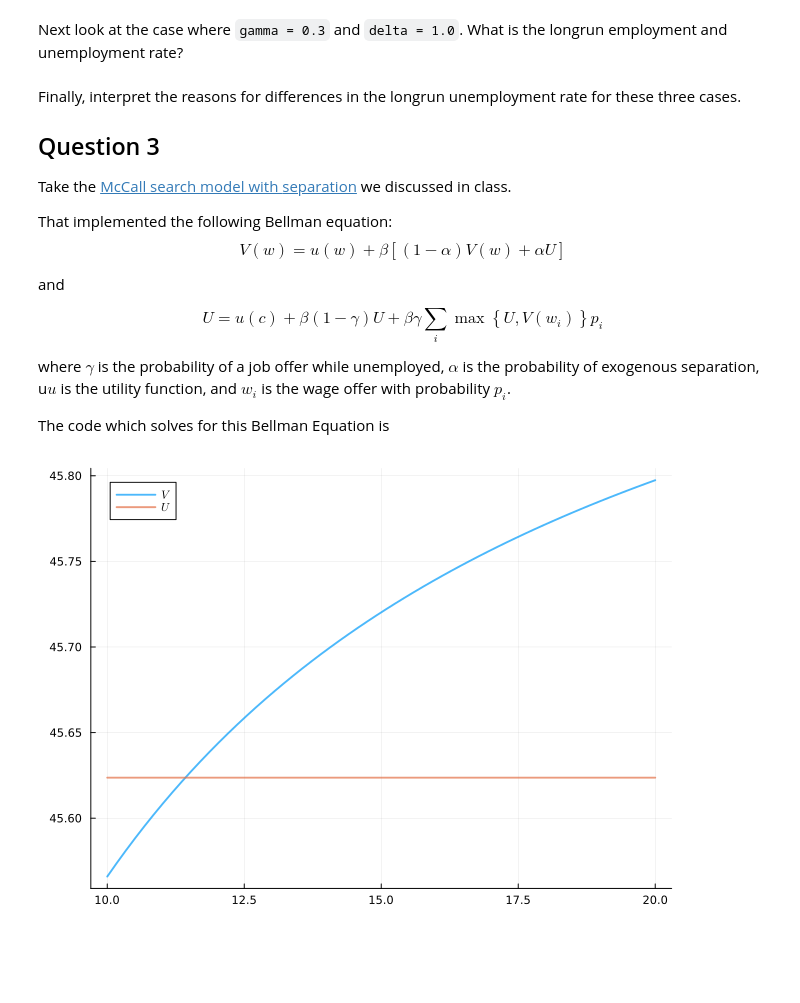
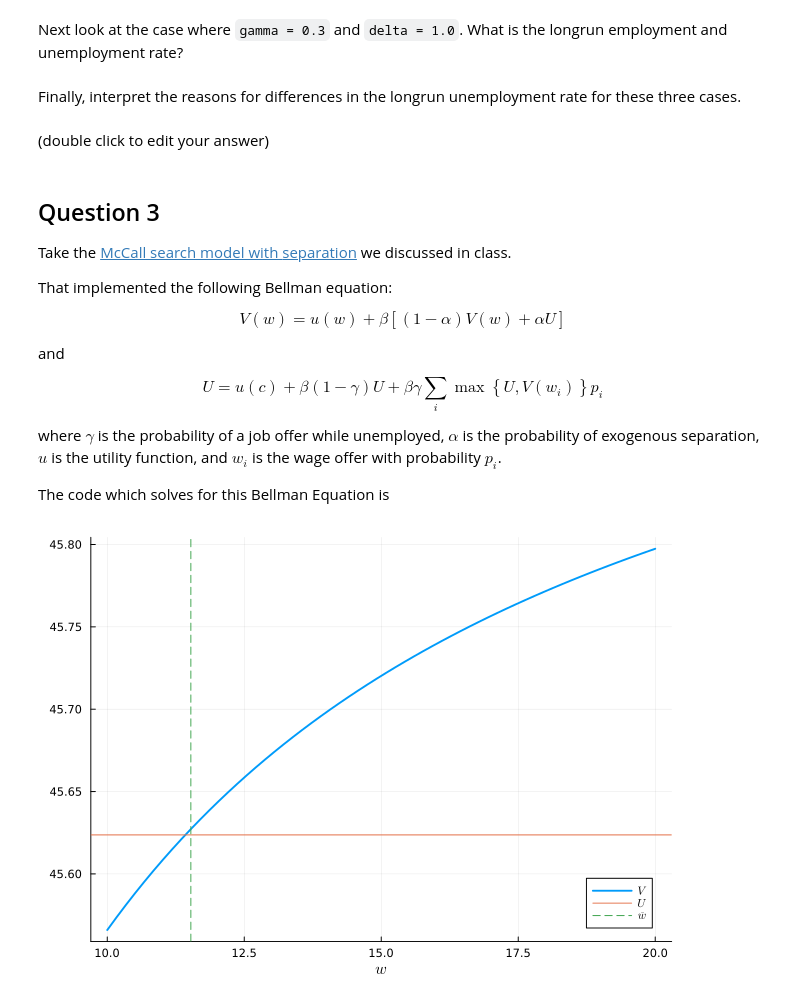
Before and after one commit to jlperla/ECON407_2023, a Jupyter notebook: problem_sets/problem_set_5.ipynb, the cells around one changed output. Cells and saved outputs as stored; diff of their text form; code cells hidden in the pictures; blank space fills up the shorter version.

```diff
--- a/problem_sets/problem_set_5.ipynb
+++ b/problem_sets/problem_set_5.ipynb
@@ -323,17 +327,21 @@ Next look at the case where `gamma = 0.3` and `delta = 1.0`. What is the
 longrun employment and unemployment rate?
 # %%
 # edit your code here
+# %% [markdown]
+Finally, interpret the reasons for differences in the longrun
+unemployment rate for these three cases.
+# %% [markdown]
+(double click to edit your answer)
 # %% [markdown]
-Finally, interpret the reasons for differences in the longrun
-unemployment rate for these three cases.
-
 ## Question 3
 
 Take the [McCall search model with
 separation](https://julia.quantecon.org/dynamic_programming/mccall_model_with_separation.html)
 we discussed in class.
 
-That implemented the following Bellman equation: $$
+That implemented the following Bellman equation:
+
+$$
 V(w) = u(w) + \beta [(1-\alpha)V(w) + \alpha U ]
 $$
 
@@ -346,71 +354,67 @@ U = u(c) +
 $$
 
 where $\gamma$ is the probability of a job offer while unemployed,
-$\alpha$ is the probability of exogenous separation, u$u$ is the utility
+$\alpha$ is the probability of exogenous separation, $u$ is the utility
 function, and $w_i$ is the wage offer with probability $p_i$.
 
 The code which solves for this Bellman Equation is
 # %%
+# model constructor
+function mccall_model(;
+    alpha = 0.2,
+    beta = 0.98, # discount rate
+    gamma = 0.7,
+    c = 6.0, # unemployment compensation
+    sigma = 2.0,
+    w = range(10, 20, length = 60), # wage values
+    dist = BetaBinomial(59, 600, 400)) # distribution over wage values
+    return (; alpha, beta, sigma, c, gamma, w, dist, p = pdf.(dist, 0:length(w)-1))
+end
+
+
 function solve_mccall_model(mcm; U_iv = 1.0, V_iv = ones(length(mcm.w)), tol = 1e-5,
                             iter = 2_000)
-    (; α, β, σ, c, γ, w, dist, u) = mcm
-
-    # parameter validation
-    @assert c > 0.0
-    @assert minimum(w) > 0.0 # perhaps not strictly necessary, but useful here
-
-    # necessary objects
-    u_w = u.(w, σ)
-    u_c = u(c, σ)
-    E = expectation(dist) # expectation operator for wage distribution
+    (; alpha, beta, sigma, c, gamma, w, sigma, p) = mcm
+    u(c) = (c^(1 - sigma) - 1) / (1 - sigma)
+    u_w = u.(w)
+    u_c = u.(c)
 
     # Bellman operator T. Fixed point is x* s.t. T(x*) = x*
     function T(x)
         V = x[1:end-1]
         U = x[end]
-        [u_w + β * ((1 - α) * V .+ α * U);
-         u_c + β * (1 - γ) * U + β * γ * E * max.(U, V)]
+        # V_p = u_w + beta * ((1 - alpha) * V .+ alpha * U), or expanding out
+        V_p = [ u_w[i] + beta * ((1 - alpha) * V[i] + alpha * U) for i in 1:length(w)]
+        U_p = u_c + beta * (1 - gamma) * U + beta * gamma * sum(max(U, V[i]) * p[i] for i in 1:length(w))
+        return [V_p; U_p]
     end
 
     # value function iteration
     x_iv = [V_iv; U_iv] # initial x val
     xstar = fixedpoint(T, x_iv, iterations = iter, xtol = tol, m = 0).zero
     V = xstar[1:end-1]
     U = xstar[end]
 
     # compute the reservation wage
     wbarindex = searchsortedfirst(V .- U, 0.0)
     if wbarindex >= length(w) # if this is true, you never want to accept
-        w̄ = Inf
+        w_bar = Inf
     else
-        w̄ = w[wbarindex] # otherwise, return the number
+        w_bar = w[wbarindex] # otherwise, return the number
     end
 
     # return a NamedTuple, so we can select values by name
-    return (V = V, U = U, w̄ = w̄)
+    return (;V, U, w_bar)
 end
-# a default utility function
-u(c, σ) = (c^(1 - σ) - 1) / (1 - σ)
 
-# model constructor
-McCallModel = @with_kw (α = 0.2,
-    β = 0.98, # discount rate
-    γ = 0.7,
-    c = 6.0, # unemployment compensation
-    σ = 2.0,
-    u = u, # utility function
-    w = range(10, 20, length = 60), # wage values
-    dist = BetaBinomial(59, 600, 400)) # distribution over wage values
-# plots setting
+mcm = mccall_model()
+sol = solve_mccall_model(mcm)
 
-
-mcm = McCallModel()
-(; V, U) = solve_mccall_model(mcm)
-U_vec = fill(U, length(mcm.w))
-
-plot(mcm.w, [V U_vec], lw = 2, α = 0.7, label = [L"V" L"U"])
+plot(mcm.w, sol.V, lw = 2, label = L"V", xlabel=L"w")
+hline!(mcm.w, [sol.U], label=L"U")
+vline!([sol.w_bar]; linestyle = :dash, label = L"\bar{w}")
 # %% [output]
-[figure, old version]
+[figure, new version]
 # %% [markdown]
 Take the above equation, and consider a variation where there is
 on-the-job searching for better jobs. With probability $\delta$ the
```
Also changed, not shown: parts of 7 cells of this notebook.
